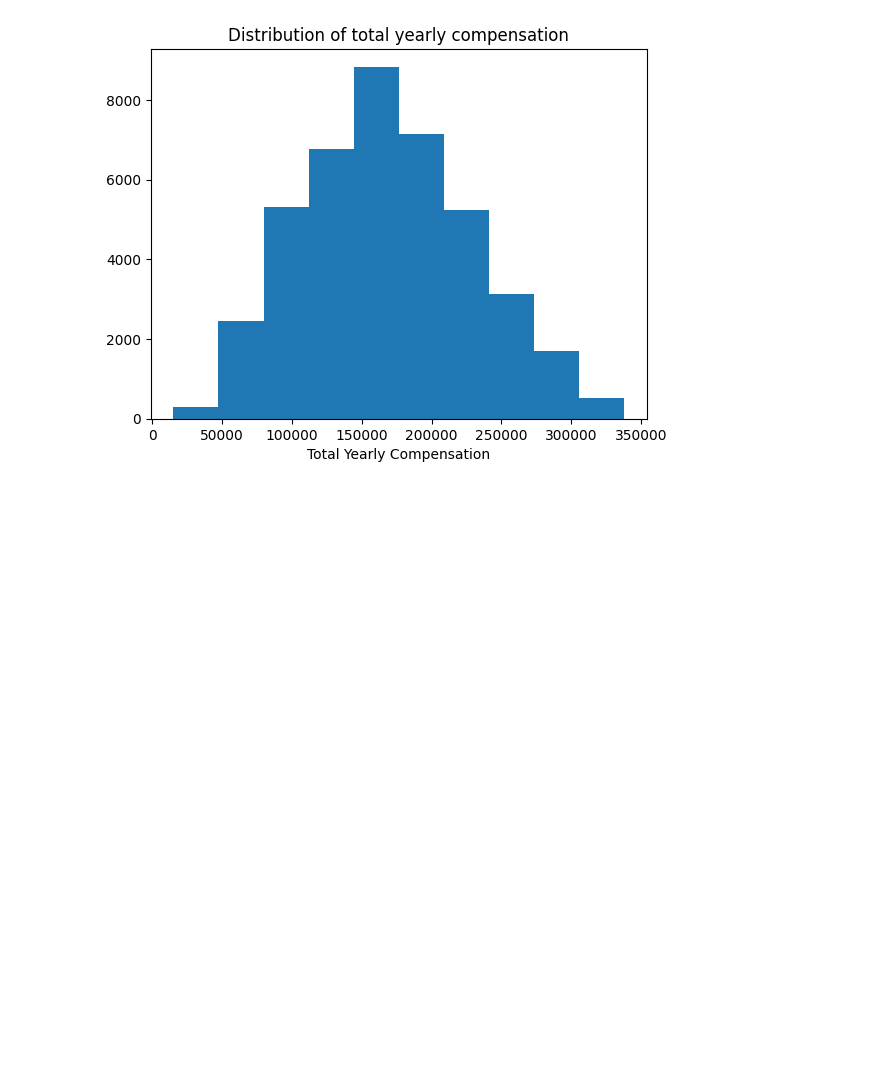
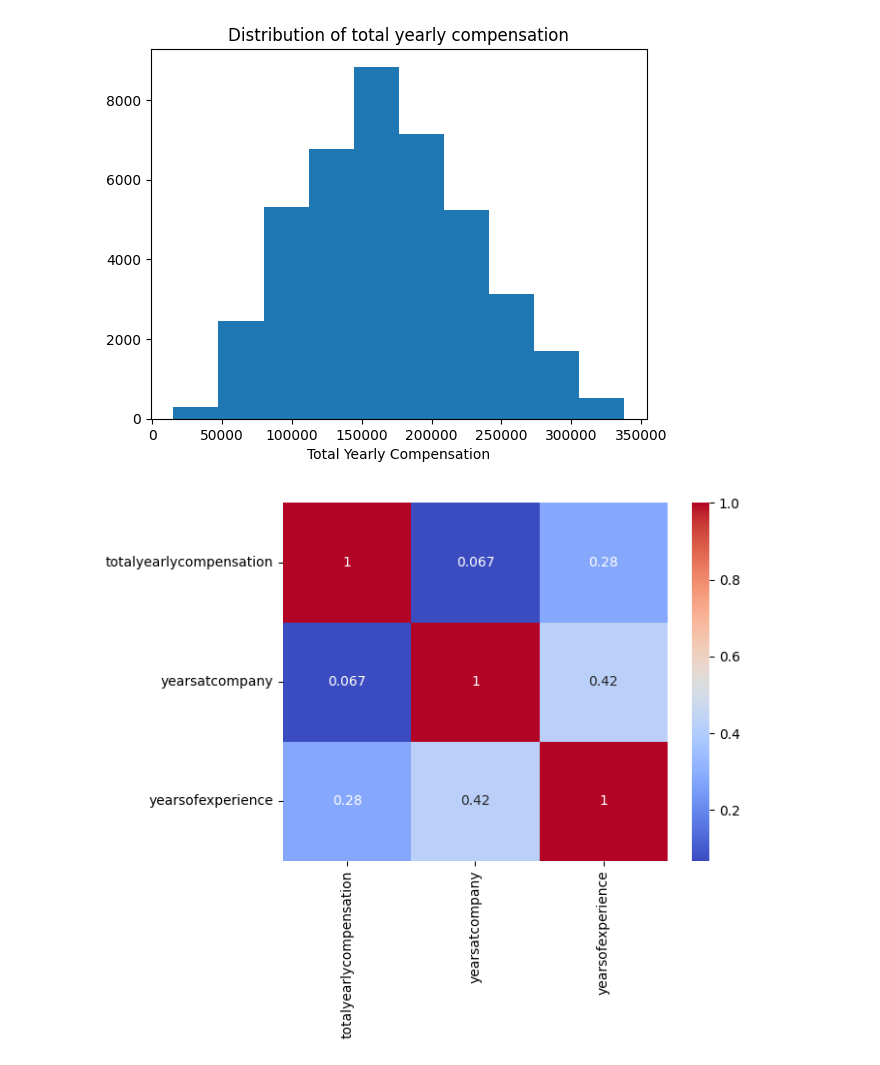
Before and after one commit to drakonic-fury/DTSC-2302-FP, a Jupyter notebook: project.ipynb, the cells around one changed output. Drawn from its saved outputs; the diff is of its cells as text; code cells hidden in the pictures; blank space fills up the shorter version.

Commit message:
Added correlation matrix and heatmap

```diff
--- a/project.ipynb
+++ b/project.ipynb
@@ -139,3 +139,11 @@ plt.title("Distribution of total yearly compensation")
 plt.show()
 # %% [output]
 [figure]
+# %%
+encodedData = dfclean[['totalyearlycompensation', 'yearsatcompany', 'yearsofexperience']]
+correlationMatrix = encodedData.corr()
+
+sns.heatmap(correlationMatrix, annot=True, cmap='coolwarm')
+plt.show()
+# %% [output]
+[figure, added]
```
Also changed, not shown: parts of 1 cell of this notebook.
